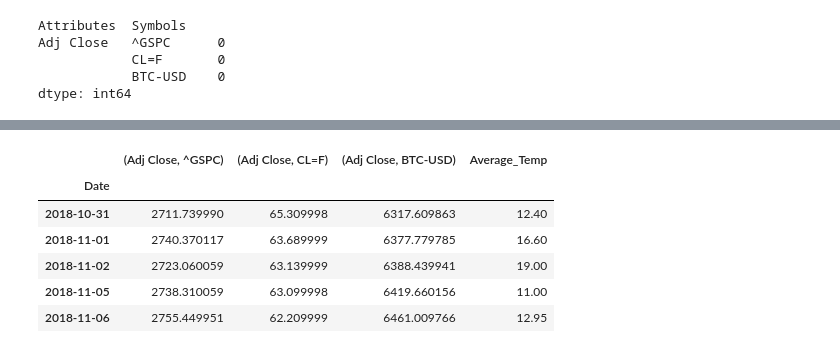
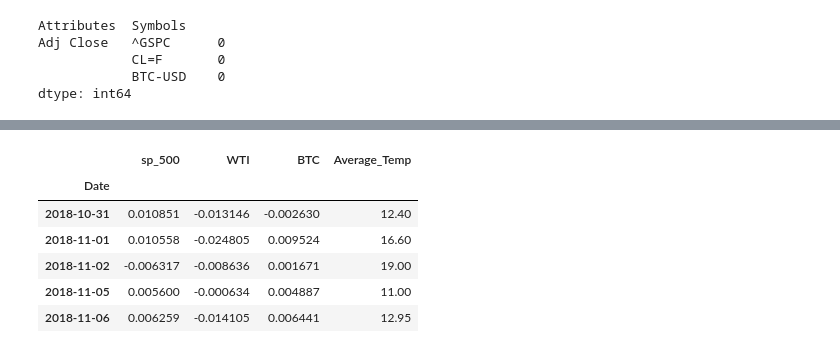
Before and after one commit to robel-codes/asset-correlation-analysis, a Jupyter notebook: data_collection.ipynb, the cells around one changed output, grey strips where cells are left out. Drawn from its saved outputs; the diff is of its cells as text; code cells hidden in the pictures.

```diff
--- a/data_collection.ipynb
+++ b/data_collection.ipynb
@@ -105,3 +105,8 @@ Adj Close   ^GSPC      0
             CL=F       0
             BTC-USD    0
 dtype: int64
+# %%
+p_returns.columns = [' '.join(col).strip() for col in p.columns.values]
+columns = ["sp_500", "WTI", "BTC"]
+p_returns.columns = columns
+p_returns
@@ -108,12 +128,12 @@ dtype: int64
 # %%
 # concate with weather data
-commined_weather_df = pd.concat([p, weather_df['Average_Temp'],], axis="columns", join="inner")
+commined_weather_df = pd.concat([p_returns, weather_df['Average_Temp'],], axis="columns", join="inner")
 commined_weather_df.head()
 # %% [output]
-|  | (Adj Close, ^GSPC) | (Adj Close, CL=F) | (Adj Close, BTC-USD) | Average_Temp |
+|  | sp_500 | WTI | BTC | Average_Temp |
 | Date |  |  |  |  |
-| 2018-10-31 | 2711.739990 | 65.309998 | 6317.609863 | 12.40 |
-| 2018-11-01 | 2740.370117 | 63.689999 | 6377.779785 | 16.60 |
-| 2018-11-02 | 2723.060059 | 63.139999 | 6388.439941 | 19.00 |
-| 2018-11-05 | 2738.310059 | 63.099998 | 6419.660156 | 11.00 |
-| 2018-11-06 | 2755.449951 | 62.209999 | 6461.009766 | 12.95 |
+| 2018-10-31 | 0.010851 | -0.013146 | -0.002630 | 12.40 |
+| 2018-11-01 | 0.010558 | -0.024805 | 0.009524 | 16.60 |
+| 2018-11-02 | -0.006317 | -0.008636 | 0.001671 | 19.00 |
+| 2018-11-05 | 0.005600 | -0.000634 | 0.004887 | 11.00 |
+| 2018-11-06 | 0.006259 | -0.014105 | 0.006441 | 12.95 |
```
Also changed, not shown: parts of 5 cells of this notebook.
